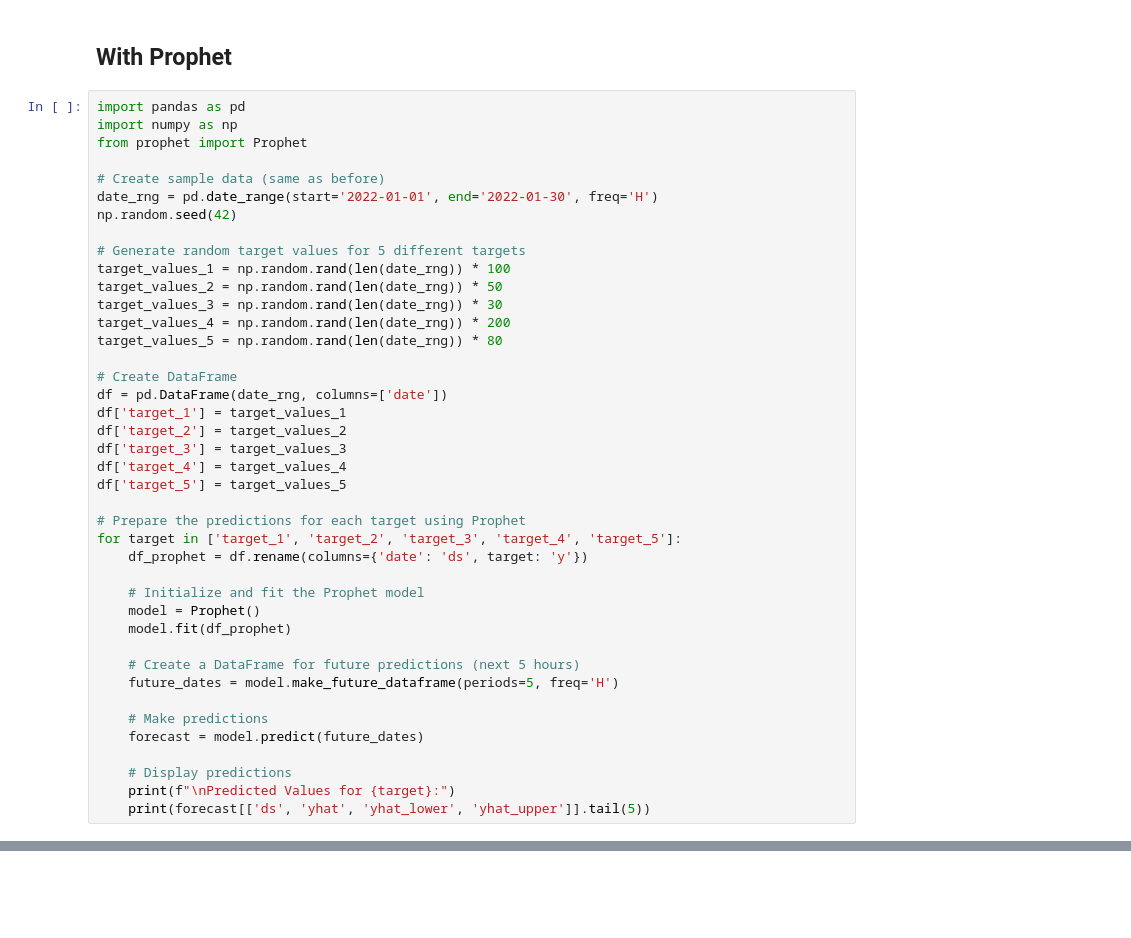
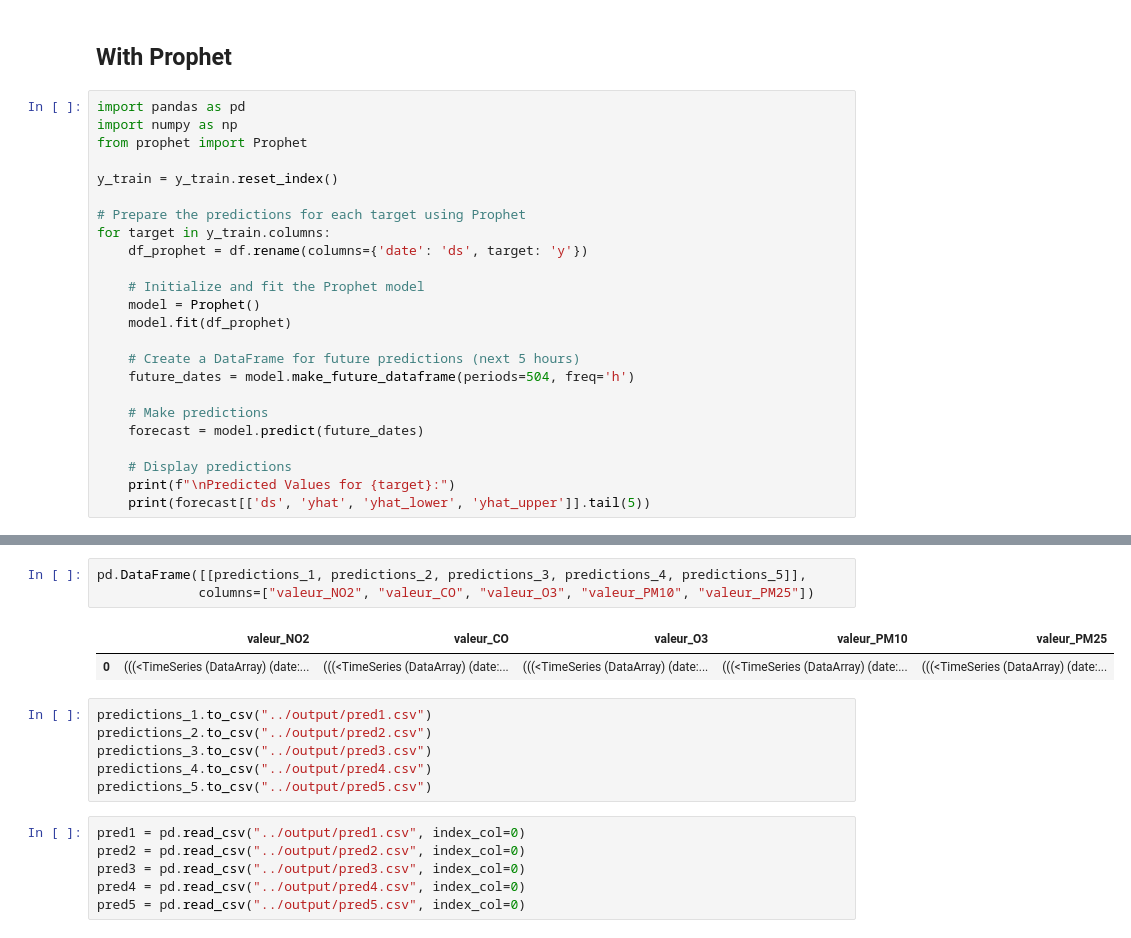
Before and after one commit to julescrevola/air_quality, a Jupyter notebook: notebooks/final_notebook.ipynb, the cells around one changed output, grey strips where cells are left out. Cells and saved outputs as stored; diff of their text form; blank space fills up the shorter version.

```diff
--- a/notebooks/final_notebook.ipynb
+++ b/notebooks/final_notebook.ipynb
@@ -419,27 +438,10 @@ import pandas as pd
 import numpy as np
 from prophet import Prophet
 
-# Create sample data (same as before)
-date_rng = pd.date_range(start='2022-01-01', end='2022-01-30', freq='H')
-np.random.seed(42)
-
-# Generate random target values for 5 different targets
-target_values_1 = np.random.rand(len(date_rng)) * 100
-target_values_2 = np.random.rand(len(date_rng)) * 50
-target_values_3 = np.random.rand(len(date_rng)) * 30
-target_values_4 = np.random.rand(len(date_rng)) * 200
-target_values_5 = np.random.rand(len(date_rng)) * 80
-
-# Create DataFrame
-df = pd.DataFrame(date_rng, columns=['date'])
-df['target_1'] = target_values_1
-df['target_2'] = target_values_2
-df['target_3'] = target_values_3
-df['target_4'] = target_values_4
-df['target_5'] = target_values_5
+y_train = y_train.reset_index()
 
 # Prepare the predictions for each target using Prophet
-for target in ['target_1', 'target_2', 'target_3', 'target_4', 'target_5']:
+for target in y_train.columns:
     df_prophet = df.rename(columns={'date': 'ds', target: 'y'})
 
     # Initialize and fit the Prophet model
@@ -447,7 +449,7 @@ for target in ['target_1', 'target_2', 'target_3', 'target_4', 'target_5']:
     model.fit(df_prophet)
 
     # Create a DataFrame for future predictions (next 5 hours)
-    future_dates = model.make_future_dataframe(periods=5, freq='H')
+    future_dates = model.make_future_dataframe(periods=504, freq='h')
 
     # Make predictions
     forecast = model.predict(future_dates)
@@ -533,0 +500,18 @@ print(predictions_5.values())
+# %%
+pd.DataFrame([[predictions_1, predictions_2, predictions_3, predictions_4, predictions_5]],
+             columns=["valeur_NO2", "valeur_CO", "valeur_O3", "valeur_PM10", "valeur_PM25"])
+# %% [output]
+|  | valeur_NO2 | valeur_CO | valeur_O3 | valeur_PM10 | valeur_PM25 |
+| 0 | (((<TimeSeries (DataArray) (date:... | (((<TimeSeries (DataArray) (date:... | (((<TimeSeries (DataArray) (date:... | (((<TimeSeries (DataArray) (date:... | (((<TimeSeries (DataArray) (date:... |
+# %%
+predictions_1.to_csv("../output/pred1.csv")
+predictions_2.to_csv("../output/pred2.csv")
+predictions_3.to_csv("../output/pred3.csv")
+predictions_4.to_csv("../output/pred4.csv")
+predictions_5.to_csv("../output/pred5.csv")
+# %%
+pred1 = pd.read_csv("../output/pred1.csv", index_col=0)
+pred2 = pd.read_csv("../output/pred2.csv", index_col=0)
+pred3 = pd.read_csv("../output/pred3.csv", index_col=0)
+pred4 = pd.read_csv("../output/pred4.csv", index_col=0)
+pred5 = pd.read_csv("../output/pred5.csv", index_col=0)
```
Also changed, not shown: parts of 20 cells of this notebook.
